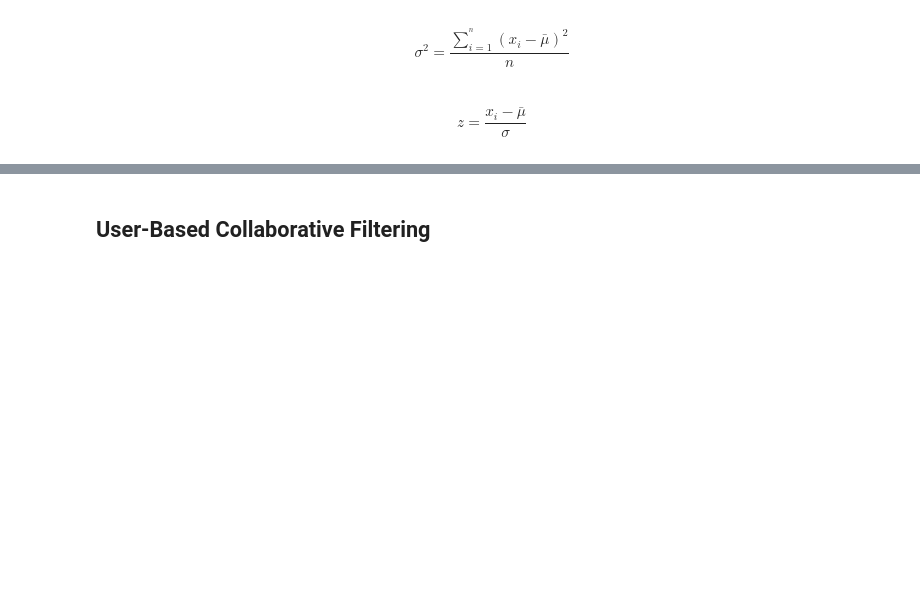
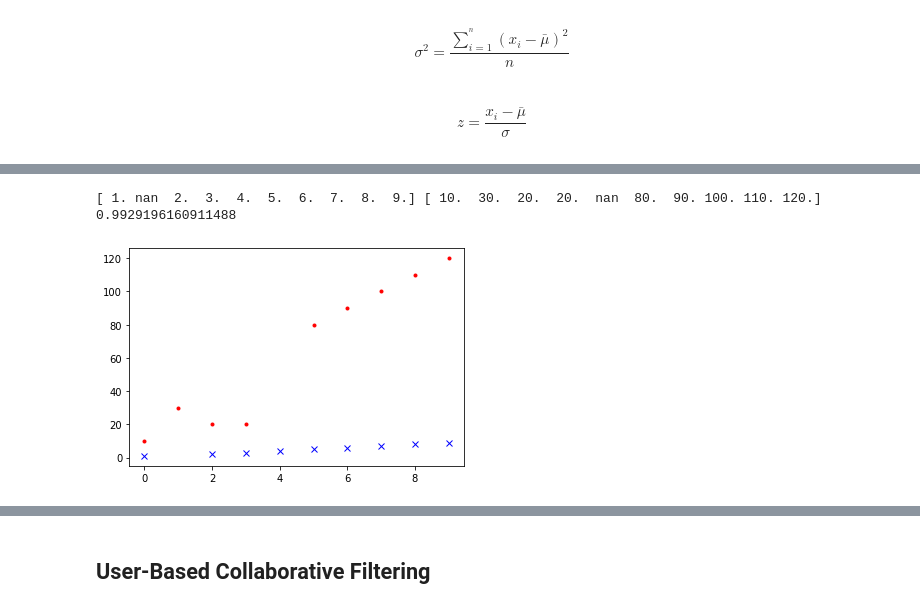
Before and after one commit to MartinCastroAlvarez/python-recommender-systems, a Jupyter notebook: memorybased.ipynb, the cells around one changed output, grey strips where cells are left out. Drawn from its saved outputs; the diff is of its cells as text; code cells hidden in the pictures; blank space fills up the shorter version.

```diff
--- a/memorybased.ipynb
+++ b/memorybased.ipynb
@@ -70,0 +133,12 @@ assert y[1].flat[2] == 1.3363062095621223
+# %%
+X: np.array = np.array([1, np.nan, 2, 3, 4, 5, 6, 7, 8, 9])
+Y: np.array = np.array([10, 30, 20, 20, np.nan, 80, 90, 100, 110, 120])
+print(X, Y, cosine(X, Y))
+figure: Figure = plt.figure()
+axes: Axes = figure.add_subplot()
+axes.plot(np.arange(X.shape[0]), X, 'x', color='blue')
+axes.plot(np.arange(Y.shape[0]), Y, '.', color='red')
+plt.show()
+# %% [output]
+[ 1. nan  2.  3.  4.  5.  6.  7.  8.  9.] [ 10.  30.  20.  20.  nan  80.  90. 100. 110. 120.] 0.9929196160911488
+[figure, added]
```
Also changed, not shown: parts of 15 cells of this notebook.
